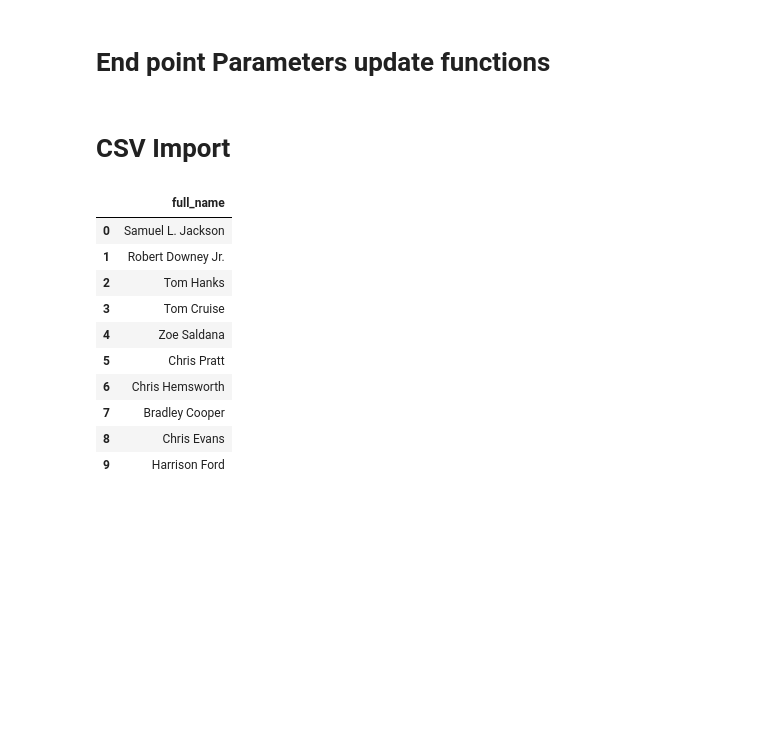
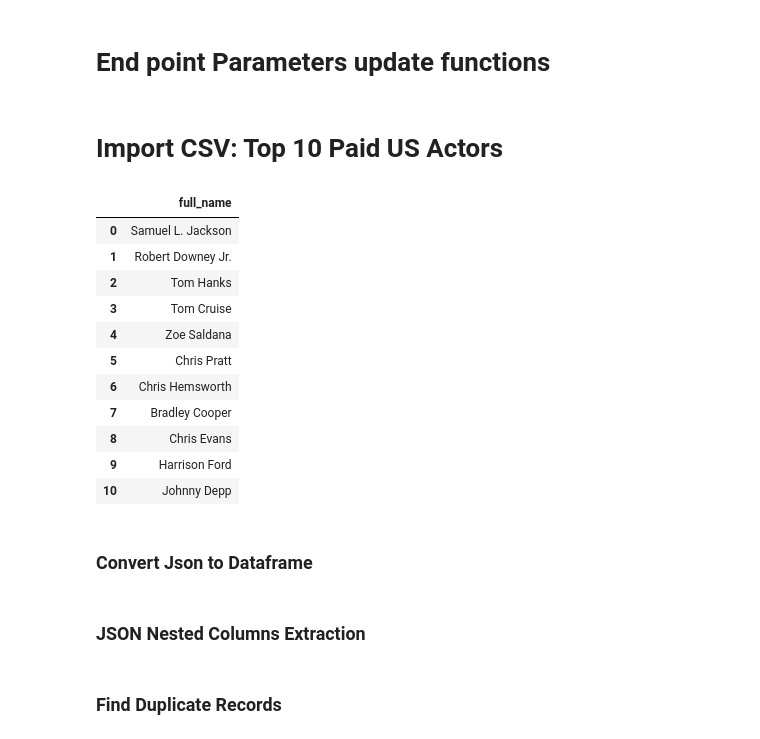
Before and after one commit to Bambi-Forest/tmdb-api-connection, a Jupyter notebook: The Movie Database API/connection.ipynb, the cells around one changed output. Drawn from its saved outputs; the diff is of its cells as text; code cells hidden in the pictures; blank space fills up the shorter version.

```diff
--- a/The Movie Database API/connection.ipynb
+++ b/The Movie Database API/connection.ipynb
@@ -90,28 +90,31 @@ def get_actor_param(movie_id_info):
 #Update page id parameter within a function
 def get_movie_endpoint_param(page_info):
     return {'language': 'en-US', 'page': {page_info}, 'region': 'US'}
-# %% [markdown]
-# CSV Import
+# %% [markdown]
+#  Import CSV: Top 10 Paid US Actors
 # %%
 # Import the CSV file & Load to Dataframe
 
 #Create relative path to the .csv file.
 file_path = os.path.join("Resources","top_paid_us_actors.csv")
 file = "top_paid_us_actors.csv"
 
 # Read data into dataframe(df) and show top 10 All time paid US actors.
 top_paid_actor = pd.read_csv(file_path,encoding="utf8", sep=',')
 top_ten_paid_actors = pd.DataFrame(top_paid_actor)
-top_ten_paid_actors.head(10)
+top_ten_paid_actors
 # %% [output]
 |  | full_name |
 | 0 | Samuel L. Jackson |
 | 1 | Robert Downey Jr. |
 | 2 | Tom Hanks |
 | 3 | Tom Cruise |
 | 4 | Zoe Saldana |
 | 5 | Chris Pratt |
 | 6 | Chris Hemsworth |
 | 7 | Bradley Cooper |
 | 8 | Chris Evans |
 | 9 | Harrison Ford |
+| 10 | Johnny Depp |
+# %% [markdown]
+### Convert Json to Dataframe
@@ -117,0 +134,2 @@ top_ten_paid_actors.head(10)
+# %% [markdown]
+### JSON Nested Columns Extraction
@@ -117,0 +150,2 @@ top_ten_paid_actors.head(10)
+# %% [markdown]
+### Find Duplicate Records
```
Also changed, not shown: parts of 32 cells of this notebook.
